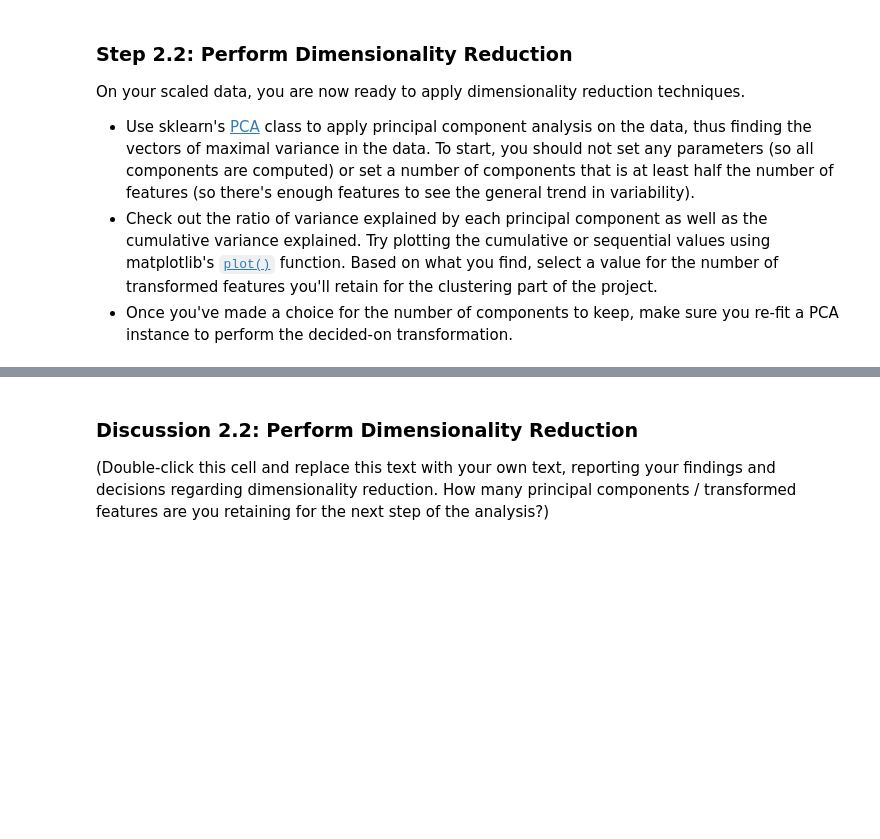
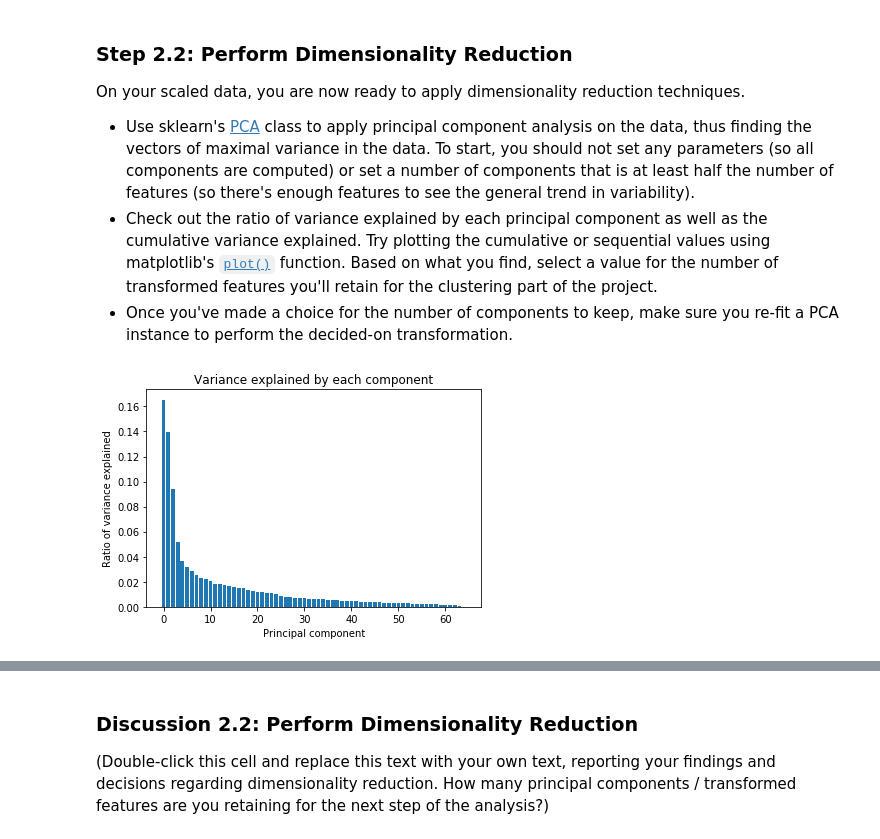
Before and after one commit to somya1212/Identifying-Customer-Segments-with-Arvato, a Jupyter notebook: Identify_Customer_Segments.ipynb, the cells around one changed output, grey strips where cells are left out. Drawn from its saved outputs; the diff is of its cells as text; code cells hidden in the pictures; blank space fills up the shorter version.

```diff
--- a/Identify_Customer_Segments.ipynb
+++ b/Identify_Customer_Segments.ipynb
@@ -745,2 +745,11 @@ Before we apply dimensionality reduction techniques to the data, we need to perf
+# %%
+azdias_clean_imputed.columns = azdias.columns
+azdias_clean_imputed.index = azdias.index
 # %%
 # Apply feature scaling to the general population demographics data.
+scaler = StandardScaler()
+azdias_clean_scaled = scaler.fit_transform(azdias_clean_imputed)
+# %%
+# Apply feature scaling to the general population demographics data.
+
+azdias_clean_scaled = pd.DataFrame(azdias_clean_scaled, columns=list(azdias_clean_imputed))
@@ -759,2 +801,5 @@ On your scaled data, you are now ready to apply dimensionality reduction techniq
 # %%
 # Apply PCA to the data.
+
+pca = PCA()
+pca_feature=pca.fit_transform(azdias_clean_scaled)
@@ -762,0 +806,9 @@ On your scaled data, you are now ready to apply dimensionality reduction techniq
+# %%
+# Investigate the variance accounted for by each principal component.
+plt.bar(range(len(pca.explained_variance_ratio_)), pca.explained_variance_ratio_)
+plt.title("Variance explained by each component")
+plt.xlabel("Principal component")
+plt.ylabel("Ratio of variance explained")
+plt.show()
+# %% [output]
+[figure, added]
```
Also changed, not shown: parts of 27 cells of this notebook.
